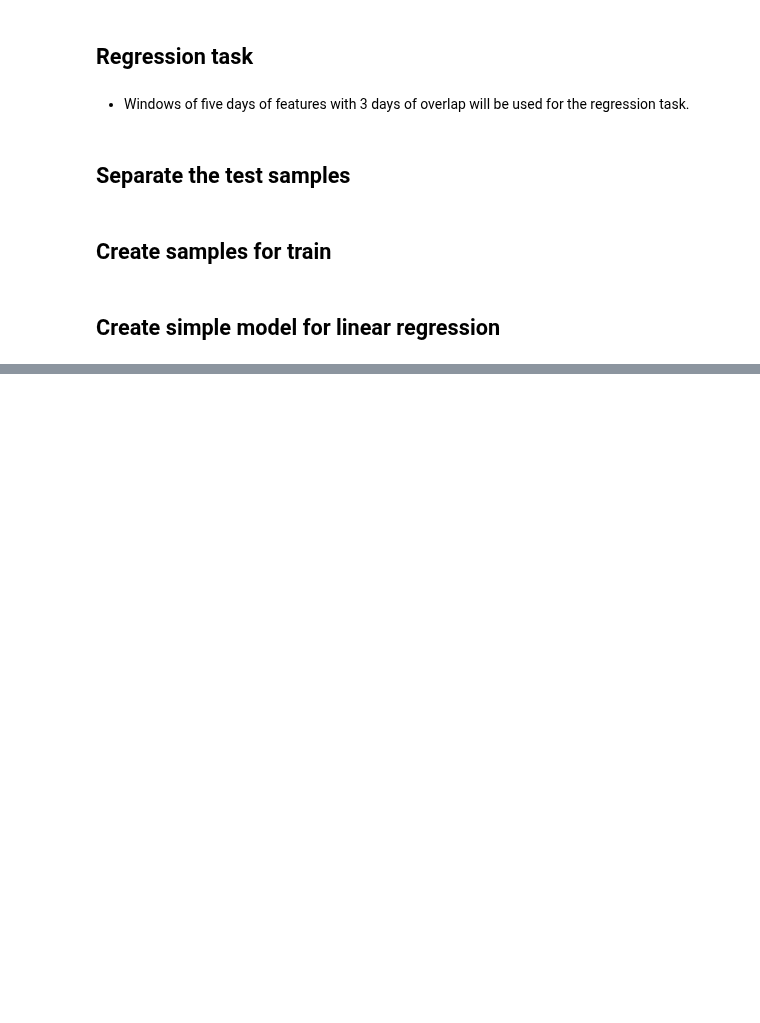
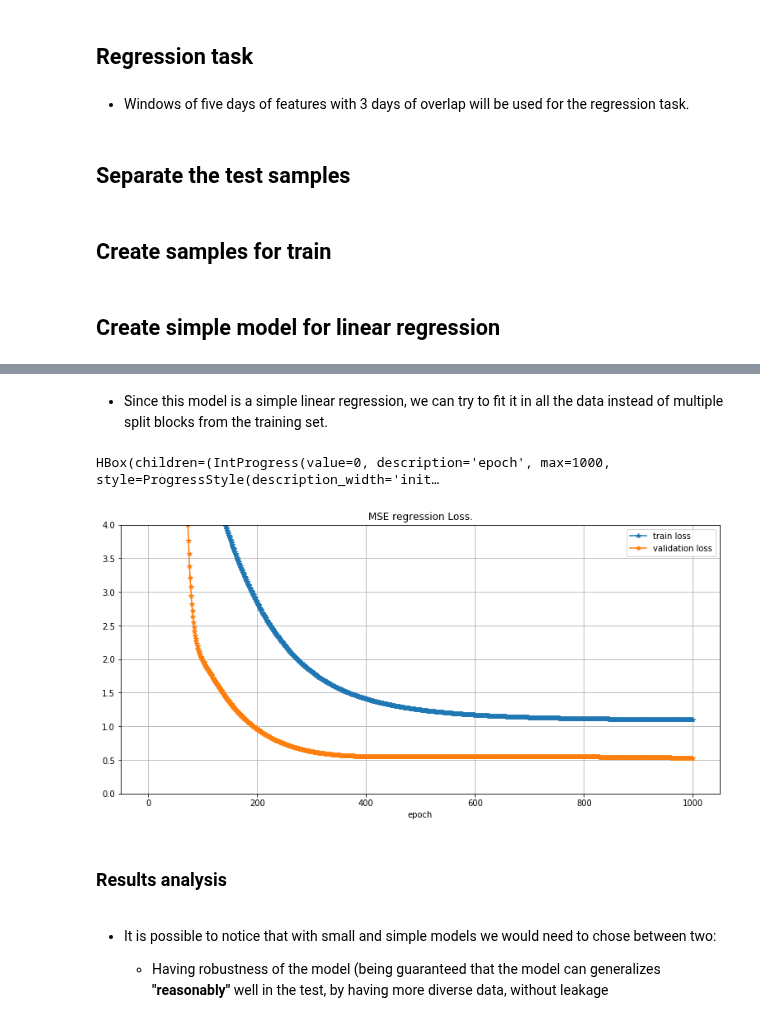
Before and after one commit to leoniloris/Stock-Price-Prediction, a Jupyter notebook: stock_price_prediction.ipynb, the cells around one changed output, grey strips where cells are left out. Drawn from its saved outputs; the diff is of its cells as text; code cells hidden in the pictures; blank space fills up the shorter version.

```diff
--- a/stock_price_prediction.ipynb
+++ b/stock_price_prediction.ipynb
@@ -411,0 +408,4 @@ optimizer = torch.optim.SGD(model.parameters(), lr=0.01)
+# %%
+model = LinearRegression(FLATTENED_SAMPLE_SIZE, 1)
+criterion = torch.nn.MSELoss(reduction='mean')
+optimizer = torch.optim.Adam(model.parameters(), lr=0.005)
@@ -519,0 +470,18 @@ NameError: name 'y_pred' is not defined
+# %% [markdown]
+* Since this model is a simple linear regression, we can try to fit it in all the data instead of multiple split blocks from the training set.
+# %%
+model = LinearRegression(FLATTENED_SAMPLE_SIZE, 1)
+optimizer = torch.optim.Adam(model.parameters(), lr=0.005)
+
+train_splits = BlockingTimeSeriesSplit(n_splits=1, train_val_percentage=TRAIN_VAL_PERCENTAGE)
+metrics = train_n_epocs(model, criterion, optimizer, train_samples, train_splits, n_epocs=1000)
+plot_metrics(metrics, [0, 4])
+# %% [output]
+HBox(children=(IntProgress(value=0, description='epoch', max=1000, style=ProgressStyle(description_width='init…
+[figure, added]
+# %% [markdown]
+### Results analysis
+# %% [markdown]
+* It is possible to notice that with small and simple models we would need to chose between two:
+
+    * Having robustness of the model (being guaranteed that the model can generalizes **"reasonably"** well in the test, by having more diverse data, without leakage
```
Also changed, not shown: parts of 20 cells of this notebook, 1 other file.
